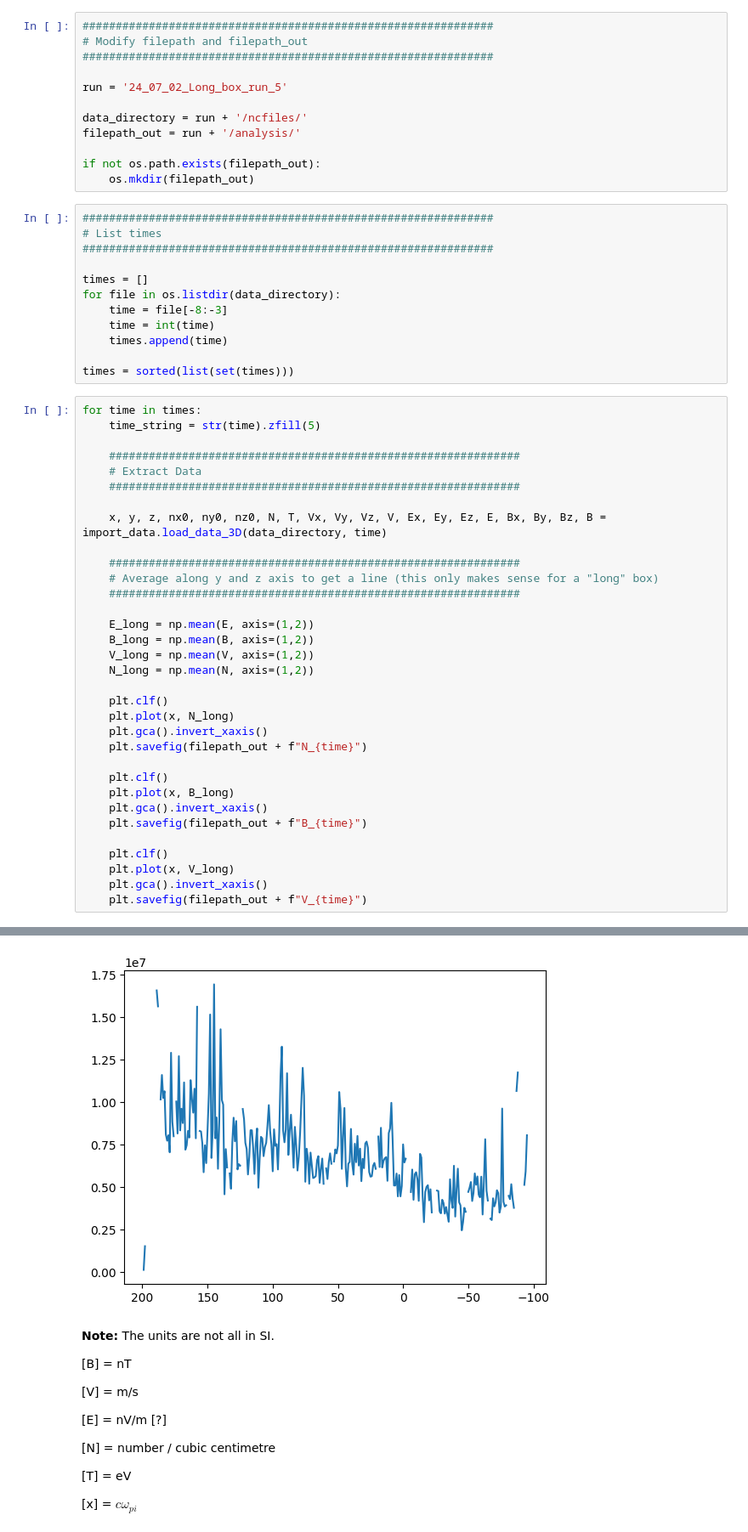
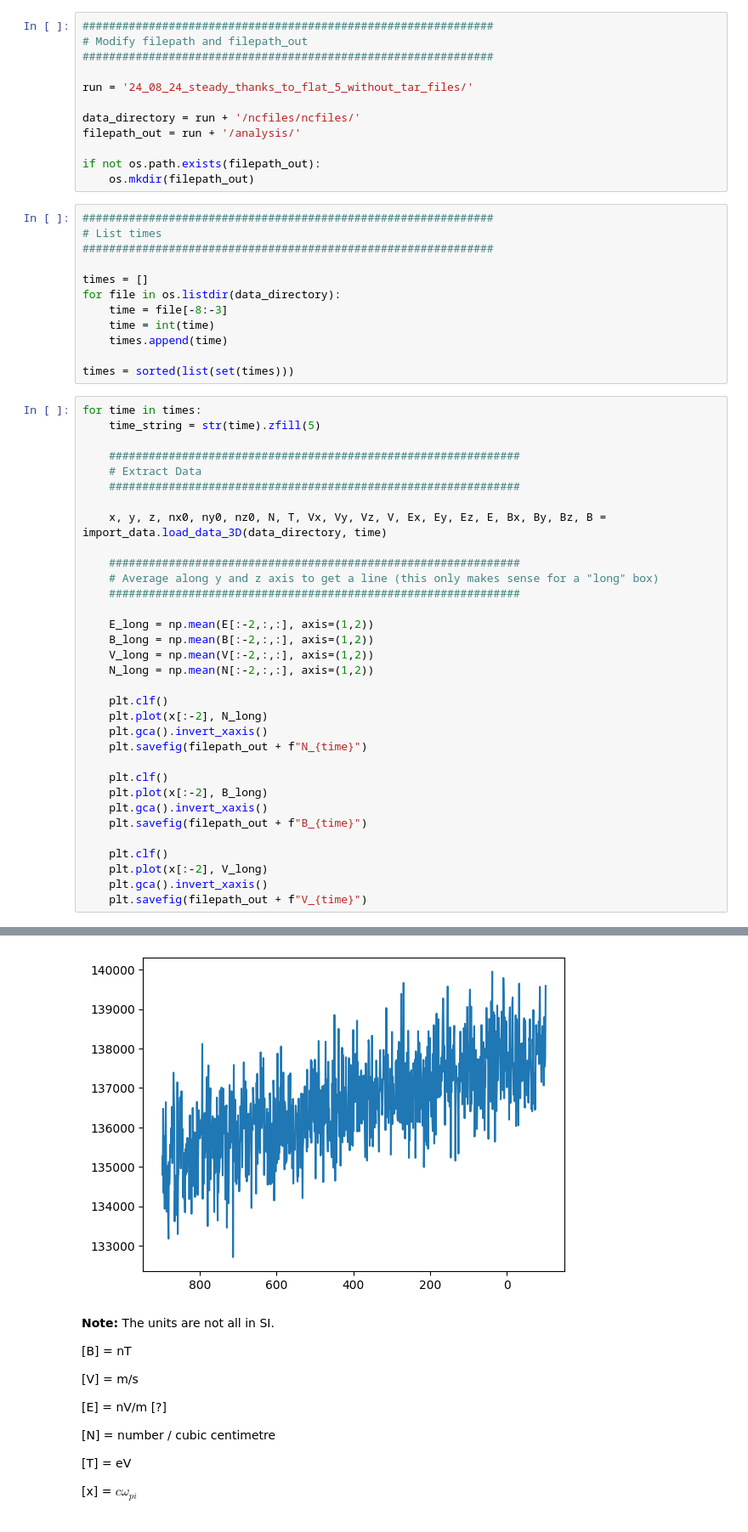
Before and after one commit to cmoissar/LatHyS, a Jupyter notebook: analyse_results/plot_lines.ipynb, the cells around one changed output, grey strips where cells are left out. Shown at 85% size. Saved outputs shown, nothing was run; the diff lists cells and outputs as text.

Commit message:
events (time_varation) works-ish althout the FLAT option helps a lot and I'm not always sure why

```diff
--- a/analyse_results/plot_lines.ipynb
+++ b/analyse_results/plot_lines.ipynb
@@ -8,9 +26,9 @@ from matplotlib import pyplot as plt
 # Modify filepath and filepath_out
 ##############################################################
 
-run = '24_07_02_Long_box_run_5'
+run = '24_08_24_steady_thanks_to_flat_5_without_tar_files/'
 
-data_directory = run + '/ncfiles/'
+data_directory = run + '/ncfiles/ncfiles/'
 filepath_out = run + '/analysis/'
 
 if not os.path.exists(filepath_out):
@@ -41,23 +59,23 @@ for time in times:
     # Average along y and z axis to get a line (this only makes sense for a "long" box)
     ##############################################################
 
-    E_long = np.mean(E, axis=(1,2))
-    B_long = np.mean(B, axis=(1,2))
-    V_long = np.mean(V, axis=(1,2))
-    N_long = np.mean(N, axis=(1,2))
+    E_long = np.mean(E[:-2,:,:], axis=(1,2))
+    B_long = np.mean(B[:-2,:,:], axis=(1,2))
+    V_long = np.mean(V[:-2,:,:], axis=(1,2))
+    N_long = np.mean(N[:-2,:,:], axis=(1,2))
 
     plt.clf()
-    plt.plot(x, N_long)
+    plt.plot(x[:-2], N_long)
     plt.gca().invert_xaxis()
     plt.savefig(filepath_out + f"N_{time}")
 
     plt.clf()
-    plt.plot(x, B_long)
+    plt.plot(x[:-2], B_long)
     plt.gca().invert_xaxis()
     plt.savefig(filepath_out + f"B_{time}")
 
     plt.clf()
-    plt.plot(x, V_long)
+    plt.plot(x[:-2], V_long)
     plt.gca().invert_xaxis()
     plt.savefig(filepath_out + f"V_{time}")
 # %% [output]
@@ -84,4 +99,4 @@ Extracting simulation data for time 00100
-[figure, old version]
+[figure, new version]
 # %% [markdown]
 **Note:**
 The units are not all in SI.
```
Also changed, not shown: parts of 4 cells of this notebook, 7 other files.
